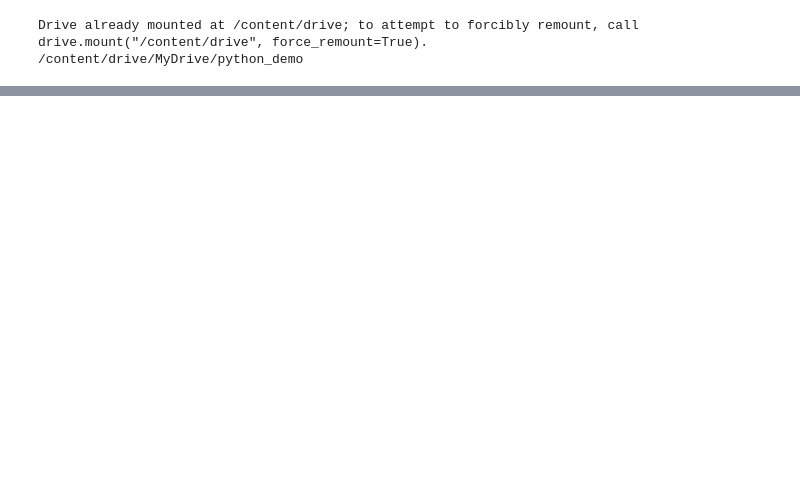
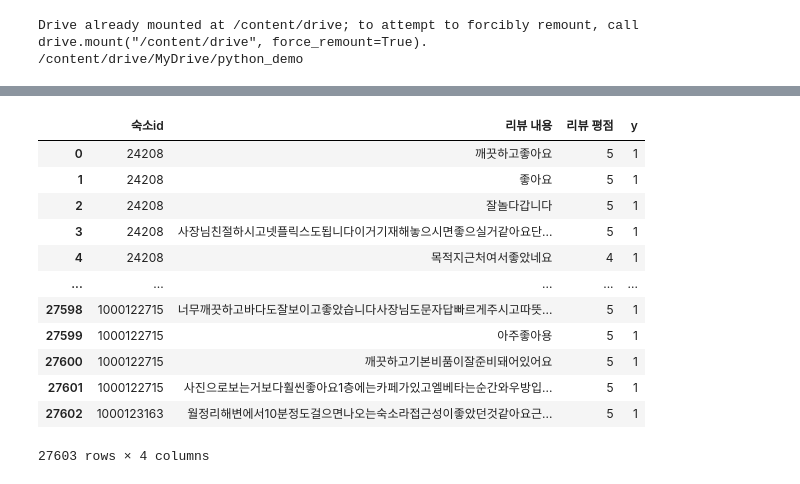
Before and after one commit to jasen8651/myfirstproject, a Jupyter notebook: 제주도객실리뷰.ipynb, the cells around one changed output, grey strips where cells are left out. Drawn from its saved outputs; the diff is of its cells as text; code cells hidden in the pictures; blank space fills up the shorter version.

```diff
--- a/제주도객실리뷰.ipynb
+++ b/제주도객실리뷰.ipynb
@@ -189,0 +195,18 @@ df
+# %%
+df2 = df[['숙소id','리뷰 내용','리뷰 평점','y']]
+# %%
+df2
+# %% [output]
+|  | 숙소id | 리뷰 내용 | 리뷰 평점 | y |
+| 0 | 24208 | 깨끗하고좋아요 | 5 | 1 |
+| 1 | 24208 | 좋아요 | 5 | 1 |
+| 2 | 24208 | 잘놀다갑니다 | 5 | 1 |
+| 3 | 24208 | 사장님친절하시고넷플릭스도됩니다이거기재해놓으시면좋으실거같아요단... | 5 | 1 |
+| 4 | 24208 | 목적지근처여서좋았네요 | 4 | 1 |
+| ... | ... | ... | ... | ... |
+| 27598 | 1000122715 | 너무깨끗하고바다도잘보이고좋았습니다사장님도문자답빠르게주시고따뜻... | 5 | 1 |
+| 27599 | 1000122715 | 아주좋아용 | 5 | 1 |
+| 27600 | 1000122715 | 깨끗하고기본비품이잘준비돼어있어요 | 5 | 1 |
+| 27601 | 1000122715 | 사진으로보는거보다훨씬좋아요1층에는카페가있고엘베타는순간와우방입... | 5 | 1 |
+| 27602 | 1000123163 | 월정리해변에서10분정도걸으면나오는숙소라접근성이좋았던것같아요근... | 5 | 1 |
+27603 rows × 4 columns
```
Also changed, not shown: parts of 29 cells of this notebook.
